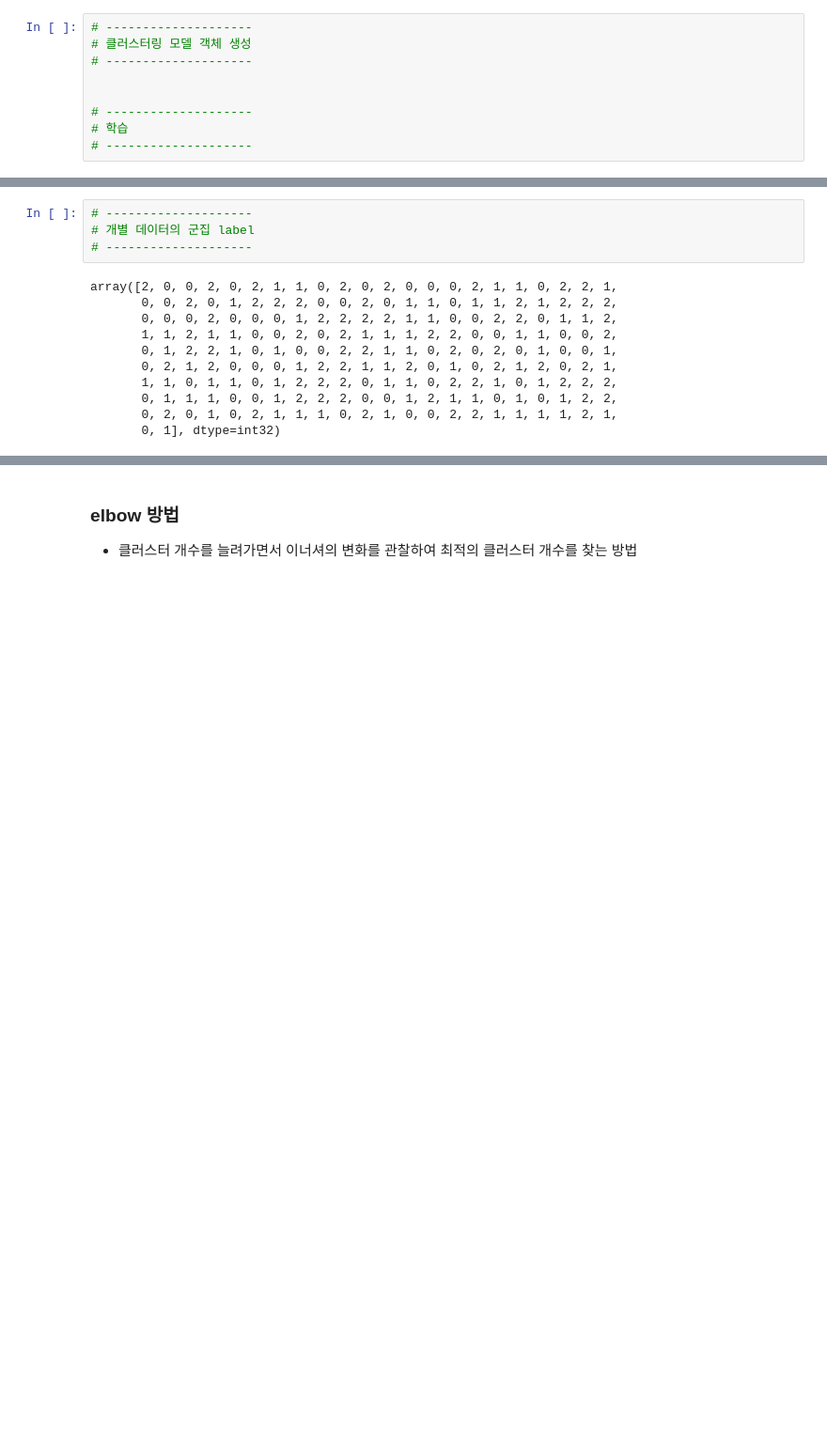
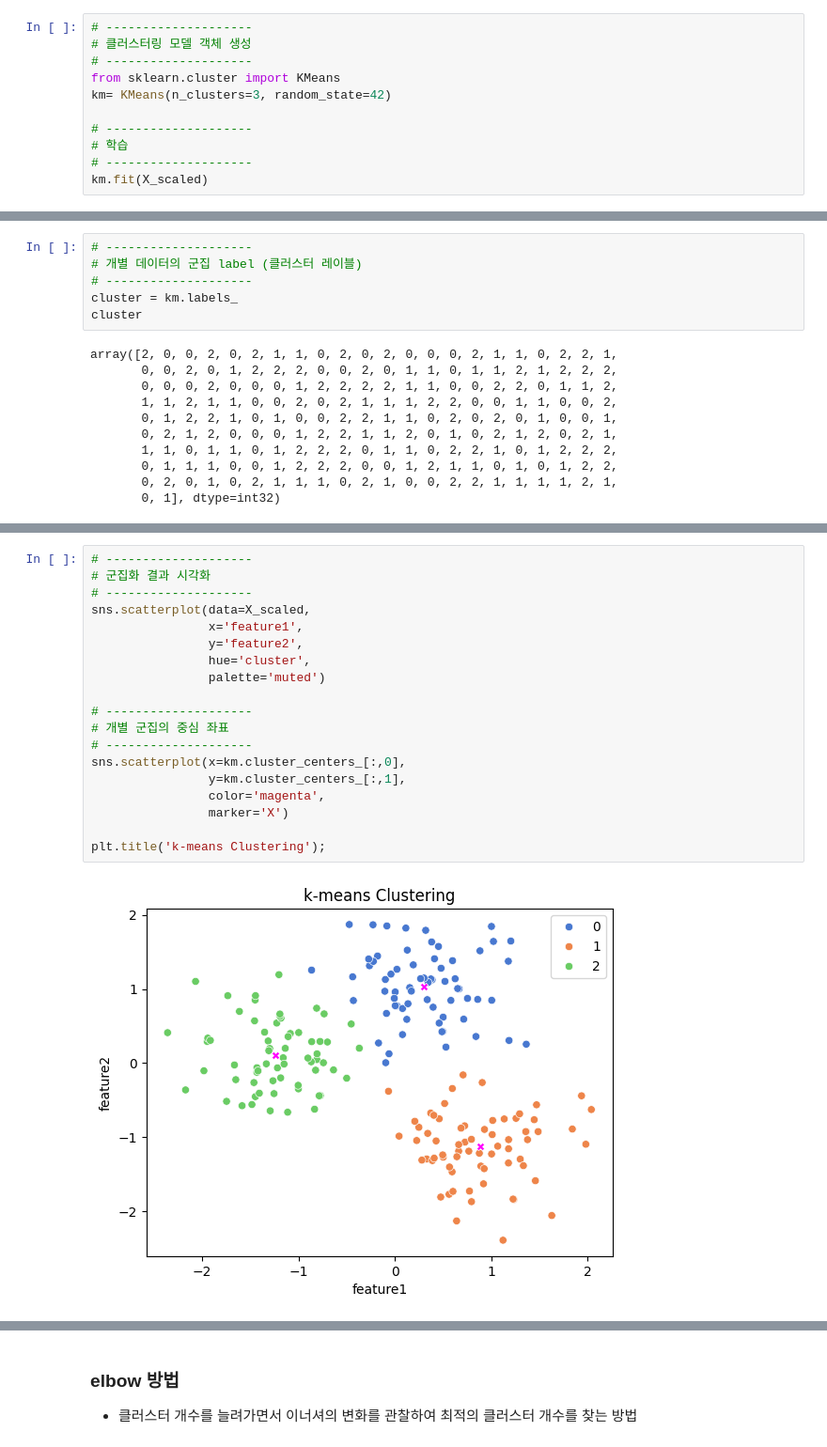
Before and after one commit to jimmynkim/MS_MachineLearning, a Jupyter notebook: 06_군집화_기본/06_군집화_실습.ipynb, the cells around one changed output, grey strips where cells are left out. Shown at 94% size. Saved outputs shown, nothing was run; the diff lists cells and outputs as text; blank space fills up the shorter version.

```diff
--- a/06_군집화_기본/06_군집화_실습.ipynb
+++ b/06_군집화_기본/06_군집화_실습.ipynb
@@ -66,11 +185,13 @@ X_scaled
 # --------------------
 # 클러스터링 모델 객체 생성
 # --------------------
-
+from sklearn.cluster import KMeans
+km= KMeans(n_clusters=3, random_state=42)
 
 # --------------------
 # 학습
 # --------------------
+km.fit(X_scaled)
 # %% [output]
 KMeans(n_clusters=3, random_state=42)
 # %% [markdown]
@@ -80,8 +201,10 @@ KMeans(n_clusters=3, random_state=42)
 - 이너셔 : `모델.inertia_`
 # %%
 # --------------------
-# 개별 데이터의 군집 label
+# 개별 데이터의 군집 label (클러스터 레이블)
 # --------------------
+cluster = km.labels_
+cluster
 # %% [output]
 array([2, 0, 0, 2, 0, 2, 1, 1, 0, 2, 0, 2, 0, 0, 0, 2, 1, 1, 0, 2, 2, 1,
        0, 0, 2, 0, 1, 2, 2, 2, 0, 0, 2, 0, 1, 1, 0, 1, 1, 2, 1, 2, 2, 2,
@@ -123,0 +280,21 @@ array([[ 0.30639353,  1.03324875],
+# %%
+# --------------------
+# 군집화 결과 시각화
+# --------------------
+sns.scatterplot(data=X_scaled,
+                x='feature1',
+                y='feature2',
+                hue='cluster',
+                palette='muted')
+
+# --------------------
+# 개별 군집의 중심 좌표
+# --------------------
+sns.scatterplot(x=km.cluster_centers_[:,0],
+                y=km.cluster_centers_[:,1],
+                color='magenta',
+                marker='X')
+
+plt.title('k-means Clustering');
+# %% [output]
+[figure, added]
```
Also changed, not shown: parts of 33 cells of this notebook, 1 other file.
